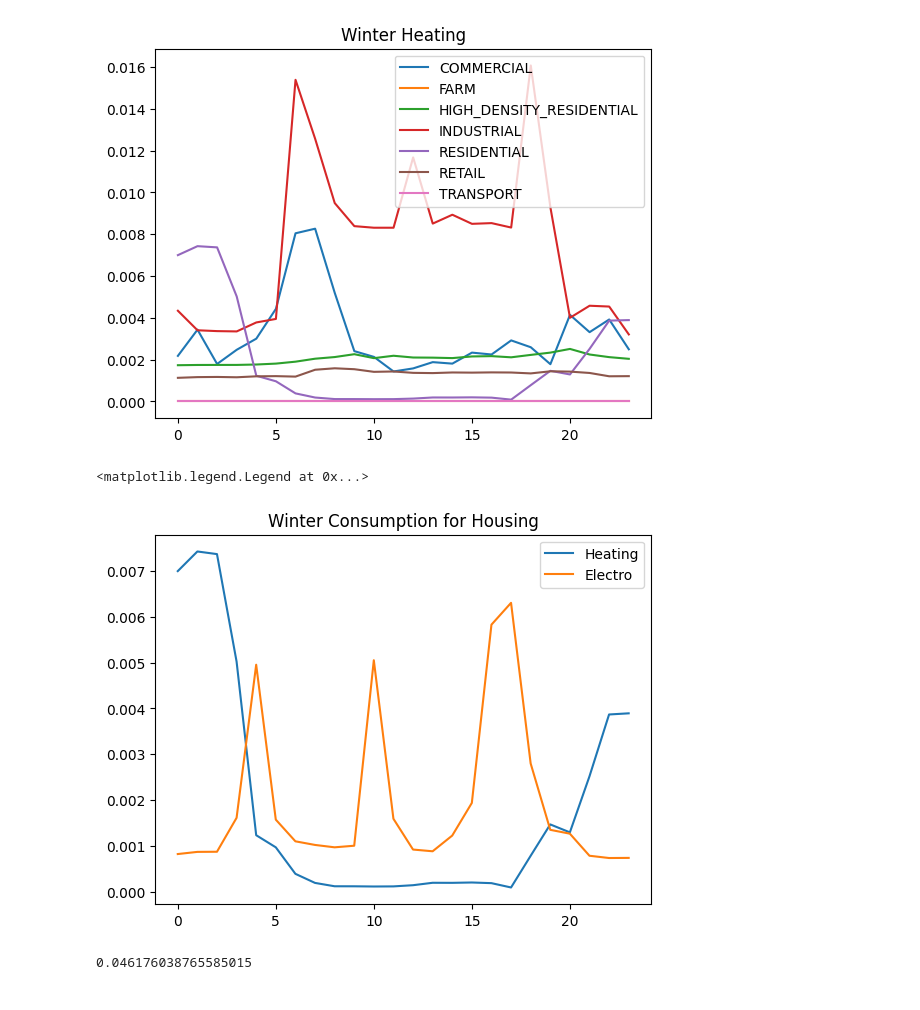
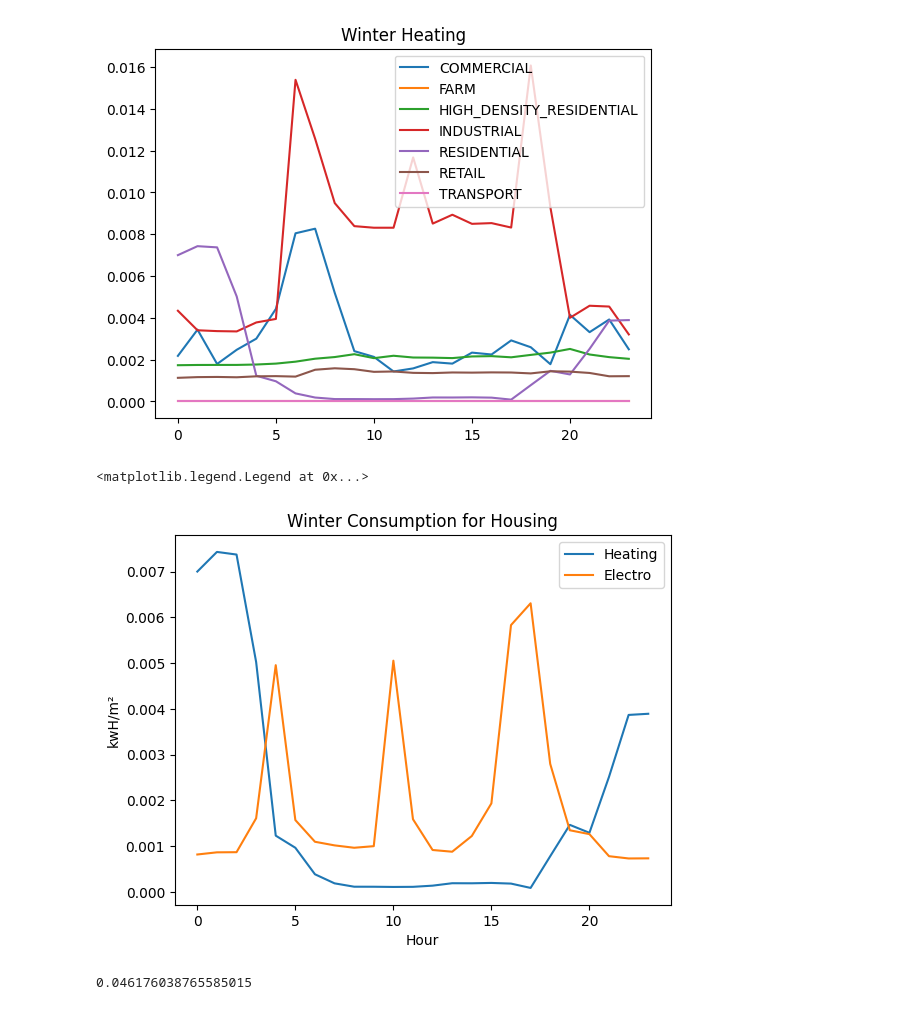
Before and after one commit to JannisHajda/hackHPI2024, a Jupyter notebook: src/04_ConsumptionAnalysis.ipynb, the cells around one changed output. Saved outputs shown, nothing was run; the diff lists cells and outputs as text; code cells hidden in the pictures.

```diff
--- a/src/04_ConsumptionAnalysis.ipynb
+++ b/src/04_ConsumptionAnalysis.ipynb
@@ -67,11 +67,13 @@ plt.legend()
 # %%
 pd.Series(winter_data['RESIDENTIAL']['Heating']).plot(label='Heating')
 pd.Series(winter_data['RESIDENTIAL']['Electro']).plot(label='Electro')
 plt.title('Winter Consumption for Housing')
+plt.xlabel('Hour')
+plt.ylabel('kW/m²')
 plt.legend()
 # %% [output]
 <matplotlib.legend.Legend at 0x...>
-[figure, old version]
+[figure, new version]
 # %%
 sum(winter_data['RESIDENTIAL']['Electro'])
 # %% [output]
```
